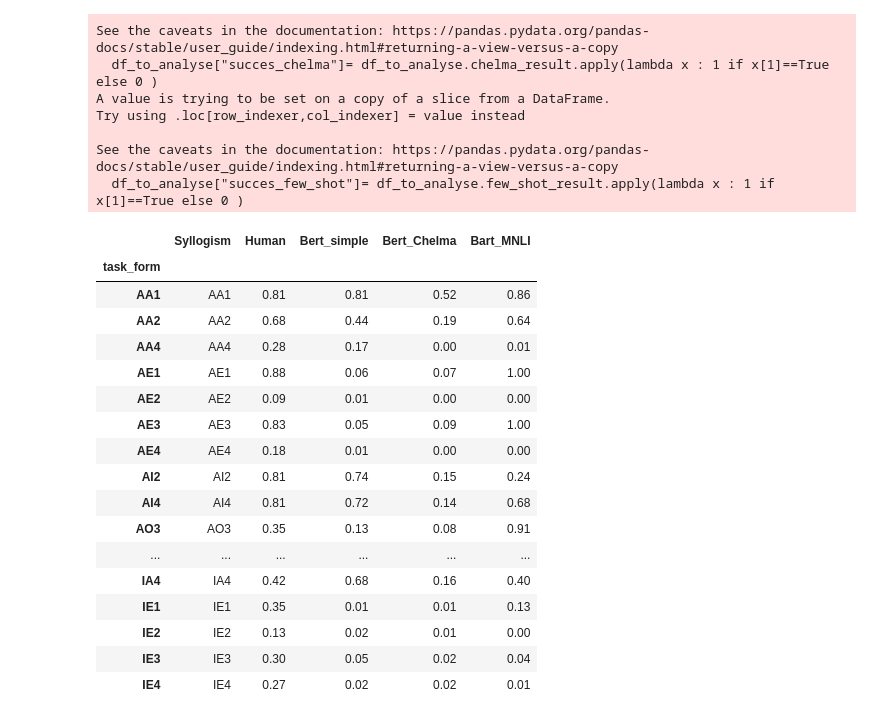
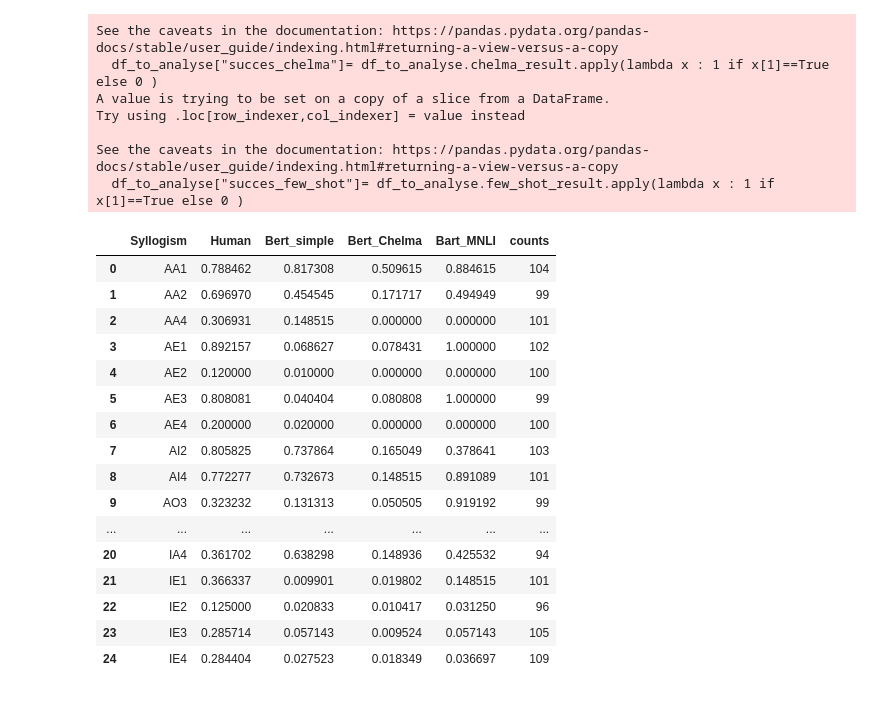
Before and after one commit to charles-42/Memoire_M2, a Jupyter notebook: notebook/05_result_analysis.ipynb, the cells around one changed output. Saved outputs shown, nothing was run; the diff lists cells and outputs as text; code cells hidden in the pictures.

```diff
--- a/notebook/05_result_analysis.ipynb
+++ b/notebook/05_result_analysis.ipynb
@@ -61,0 +82,2 @@ df_final = df_final.rename(columns={"choice_pred": "choice_pred_few_shot"})
+# %%
+df_final = df_final.rename(columns={"choice_pred": "choice_simple_pred"})
@@ -64,12 +105,24 @@ df_final = df_final.rename(columns={"choice_pred": "choice_pred_few_shot"})
 # %%
 import ast
 
-def select_best(pred_list,choices):
+def select_best(pred_list,choices, few_shot=False):
     """ determine the answer of the model as the conclusion with the
     highest probability
     """
     if isinstance(pred_list,str):
         pred_list = ast.literal_eval(pred_list)
+
+
+    if few_shot:
+        # if for every choice, prob contradiction or neutre > prob entail we return NVC
+        for i in pred_list[:-1]:
+            if i[2] > i[1] and i[2] > i[1]:
+                break
+
+
+        # we select only entail probability
+        pred_list = [c for a,b,c in pred_list[:-1]]
+
     max_value = max(pred_list)
     max_index = pred_list.index(max_value)
     max_str = choices[max_index]
@@ -82,9 +135,9 @@ df_final['choice_list'] = df_final[["task","choices"]].apply(lambda x: sy.Syllog
 # %%
 # We get the answer of each mode
 
-df_final['best_prediction'] = df_final[["choice_pred_prediction","choice_list"]].apply(lambda x: select_best(x[0],x[1]), axis=1)
-df_final['best_chelma'] = df_final[["choice_pred_chelma","choice_list"]].apply(lambda x: select_best(x[0],x[1]), axis=1)
-df_final['best_few_shot'] = df_final[["choice_pred_few_shot","choice_list"]].apply(lambda x: select_best(x[0],x[1]), axis=1)
+df_final['best_prediction'] = df_final[["choice_pred","choice_list"]].apply(lambda x: select_best(x[0],x[1]), axis=1)
+df_final['best_chelma'] = df_final[["choice_chelma_pred","choice_list"]].apply(lambda x: select_best(x[0],x[1]), axis=1)
+df_final['best_few_shot'] = df_final[["choice_mnli_pred","choice_list"]].apply(lambda x: select_best(x[0],x[1],few_shot=True), axis=1)
 # %%
 # On détermine si les réponses sont valides ou non
 df_final['prediction_result'] = df_final[["task","best_prediction"]].apply(lambda x: sy.Syllogism(x[0]).evaluate_conclusion(x[1][2]), axis=1)
@@ -140,33 +202,36 @@ df_result_chelma = df_result_chelma.drop(["succes_chelma_y"], axis=1)
 df_result_few_shot = df_valid[['task_form', 'succes_few_shot']].groupby(['task_form']).mean().merge(df_valid[['task_form', 'succes_few_shot']].groupby(['task_form']).count(), on="task_form")
 df_result_few_shot = df_result_few_shot.drop(["succes_few_shot_y"], axis=1)
 
+df_count = df_valid.groupby(["task_form"]).size().reset_index(name='counts')
+
 # Enfin on fusionne les résultats des différents modèles dans une meme table
 df_result = pd.merge(df_result_human, df_result_prediction, on=["task_form"])
 df_result = pd.merge(df_result, df_result_chelma, on=["task_form"])
 df_result = pd.merge(df_result, df_result_few_shot, on=["task_form"])
+df_result['Syllogism'] = df_result.index
+df_result = pd.merge(df_result, df_count, on=["task_form"])
 # %%
-df_result['Syllogism'] = df_result.index
+
 df_result = df_result.rename(columns={"succes_human_x": "Human", "succes_prediction_x":"Bert_simple", "succes_chelma_x":"Bert_Chelma", "succes_few_shot_x":"Bart_MNLI" })
-df_result = df_result[['Syllogism','Human','Bert_simple','Bert_Chelma','Bart_MNLI']]
+df_result = df_result[['Syllogism','Human','Bert_simple','Bert_Chelma','Bart_MNLI',"counts"]]
 
 df_result
 # %% [output]
-|  | Syllogism | Human | Bert_simple | Bert_Chelma | Bart_MNLI |
-| task_form |  |  |  |  |  |
-| AA1 | AA1 | 0.81 | 0.81 | 0.52 | 0.86 |
-| AA2 | AA2 | 0.68 | 0.44 | 0.19 | 0.64 |
-| AA4 | AA4 | 0.28 | 0.17 | 0.00 | 0.01 |
-| AE1 | AE1 | 0.88 | 0.06 | 0.07 | 1.00 |
-| AE2 | AE2 | 0.09 | 0.01 | 0.00 | 0.00 |
-| AE3 | AE3 | 0.83 | 0.05 | 0.09 | 1.00 |
-| AE4 | AE4 | 0.18 | 0.01 | 0.00 | 0.00 |
-| AI2 | AI2 | 0.81 | 0.74 | 0.15 | 0.24 |
-| AI4 | AI4 | 0.81 | 0.72 | 0.14 | 0.68 |
-| AO3 | AO3 | 0.35 | 0.13 | 0.08 | 0.91 |
-| ... | ... | ... | ... | ... | ... |
-| IA4 | IA4 | 0.42 | 0.68 | 0.16 | 0.40 |
-| IE1 | IE1 | 0.35 | 0.01 | 0.01 | 0.13 |
-| IE2 | IE2 | 0.13 | 0.02 | 0.01 | 0.00 |
-| IE3 | IE3 | 0.30 | 0.05 | 0.02 | 0.04 |
-| IE4 | IE4 | 0.27 | 0.02 | 0.02 | 0.01 |
+|  | Syllogism | Human | Bert_simple | Bert_Chelma | Bart_MNLI | counts |
+| 0 | AA1 | 0.788462 | 0.817308 | 0.509615 | 0.884615 | 104 |
+| 1 | AA2 | 0.696970 | 0.454545 | 0.171717 | 0.494949 | 99 |
+| 2 | AA4 | 0.306931 | 0.148515 | 0.000000 | 0.000000 | 101 |
+| 3 | AE1 | 0.892157 | 0.068627 | 0.078431 | 1.000000 | 102 |
+| 4 | AE2 | 0.120000 | 0.010000 | 0.000000 | 0.000000 | 100 |
+| 5 | AE3 | 0.808081 | 0.040404 | 0.080808 | 1.000000 | 99 |
+| 6 | AE4 | 0.200000 | 0.020000 | 0.000000 | 0.000000 | 100 |
+| 7 | AI2 | 0.805825 | 0.737864 | 0.165049 | 0.378641 | 103 |
+| 8 | AI4 | 0.772277 | 0.732673 | 0.148515 | 0.891089 | 101 |
+| 9 | AO3 | 0.323232 | 0.131313 | 0.050505 | 0.919192 | 99 |
+| ... | ... | ... | ... | ... | ... | ... |
+| 20 | IA4 | 0.361702 | 0.638298 | 0.148936 | 0.425532 | 94 |
+| 21 | IE1 | 0.366337 | 0.009901 | 0.019802 | 0.148515 | 101 |
+| 22 | IE2 | 0.125000 | 0.020833 | 0.010417 | 0.031250 | 96 |
+| 23 | IE3 | 0.285714 | 0.057143 | 0.009524 | 0.057143 | 105 |
+| 24 | IE4 | 0.284404 | 0.027523 | 0.018349 | 0.036697 | 109 |
 # %%
```
Also changed, not shown: parts of 13 cells of this notebook, 48 other files.
